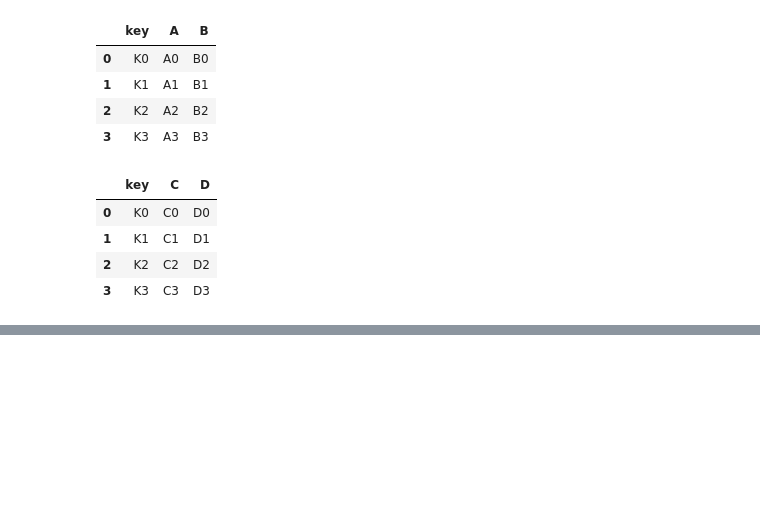
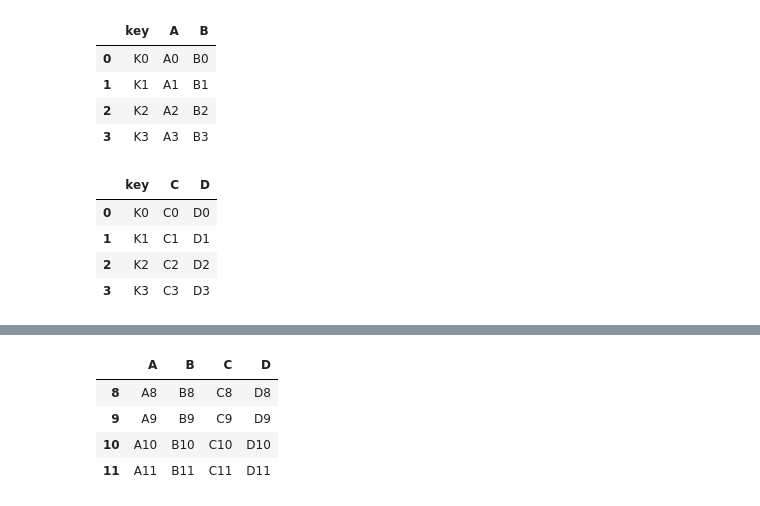
Before and after one commit to navi1910/Data-Science, a Jupyter notebook: Pandas/Groupby, concat, merger and join.ipynb, the cells around one changed output, grey strips where cells are left out. Cells and saved outputs as stored; diff of their text form; code cells hidden in the pictures; blank space fills up the shorter version.

```diff
--- a/Pandas/Groupby, concat, merger and join.ipynb
+++ b/Pandas/Groupby, concat, merger and join.ipynb
@@ -356,0 +411,8 @@ right
+# %%
+df3
+# %% [output]
+|  | A | B | C | D |
+| 8 | A8 | B8 | C8 | D8 |
+| 9 | A9 | B9 | C9 | D9 |
+| 10 | A10 | B10 | C10 | D10 |
+| 11 | A11 | B11 | C11 | D11 |
```
Also changed, not shown: parts of 15 cells of this notebook, 1 other file.
